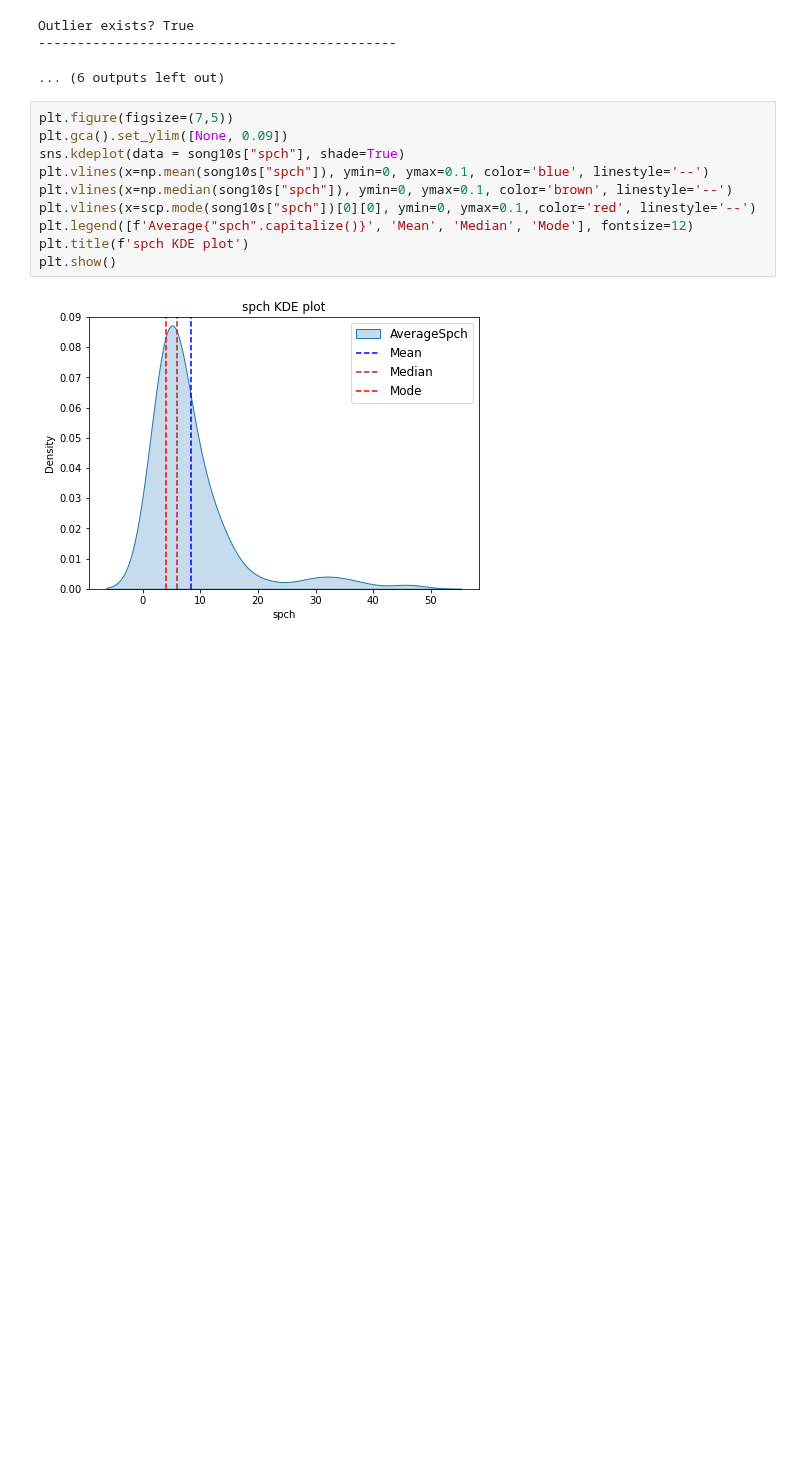
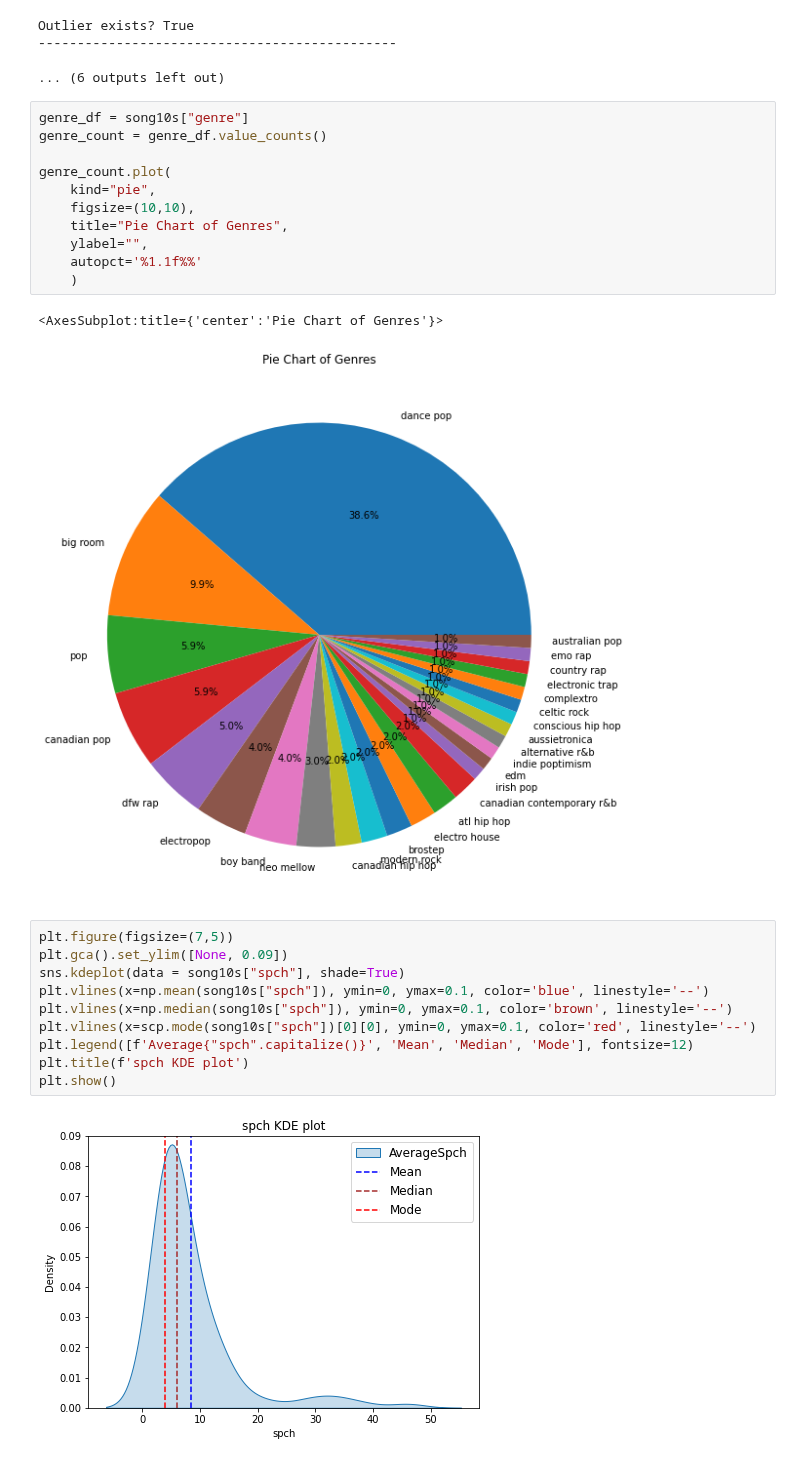
Before and after one commit to whenwe177/aids-final-project, a Jupyter notebook: ipynbs/eda10s.ipynb, the cells around one changed output. Drawn from its saved outputs; the diff is of its cells as text; blank space fills up the shorter version.

```diff
--- a/ipynbs/eda10s.ipynb
+++ b/ipynbs/eda10s.ipynb
@@ -208,6 +208,20 @@ Outlier exists? False
 Outlier exists? True
 ----------------------------------------------
 ... (6 outputs left out)
+# %%
+genre_df = song10s["genre"]
+genre_count = genre_df.value_counts()
+
+genre_count.plot(
+    kind="pie",
+    figsize=(10,10),
+    title="Pie Chart of Genres",
+    ylabel="",
+    autopct='%1.1f%%'
+    )
+# %% [output]
+<AxesSubplot:title={'center':'Pie Chart of Genres'}>
+[figure, added]
 # %%
 plt.figure(figsize=(7,5))
 plt.gca().set_ylim([None, 0.09])
```
Also changed, not shown: parts of 1 cell of this notebook, 5 other files.
